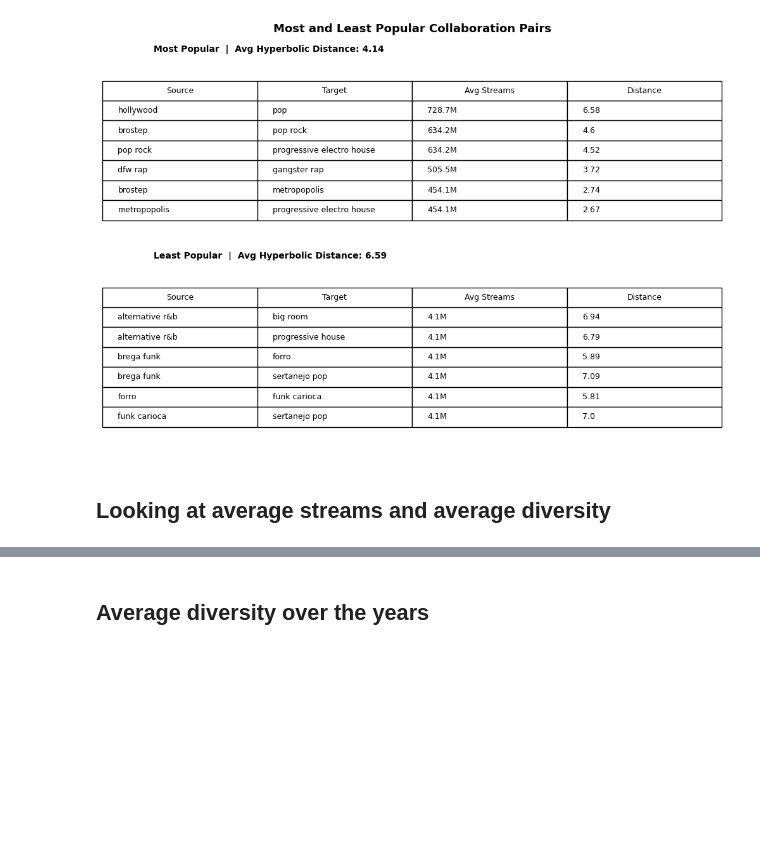
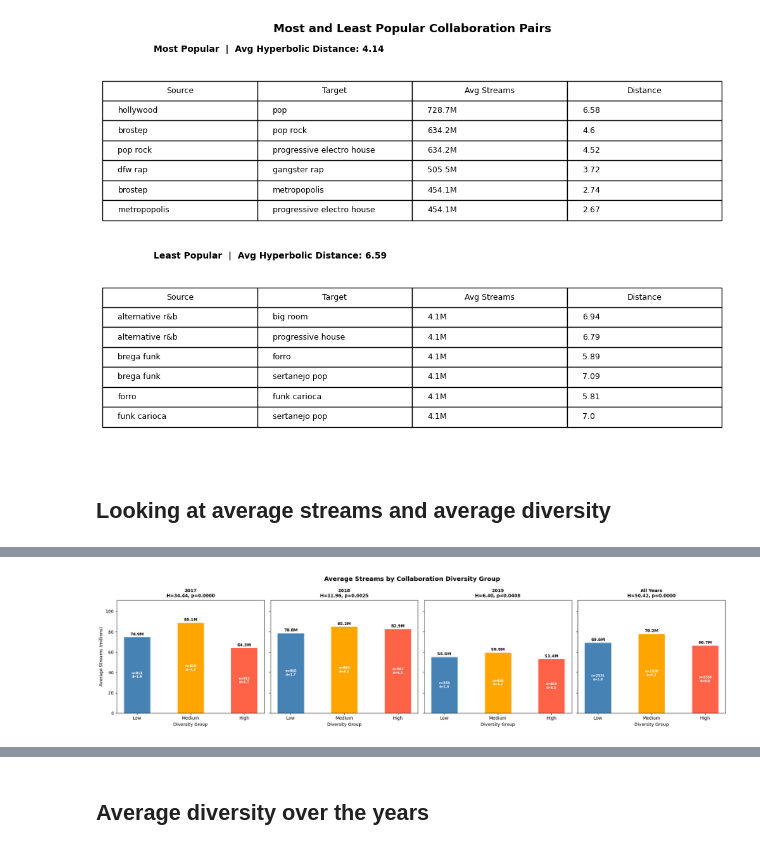
Before and after one commit to mvkolaj/Bachelor, a Jupyter notebook: code/distances_visualizations.ipynb, the cells around one changed output, grey strips where cells are left out. Cells and saved outputs as stored; diff of their text form; code cells hidden in the pictures; blank space fills up the shorter version.

```diff
--- a/code/distances_visualizations.ipynb
+++ b/code/distances_visualizations.ipynb
@@ -210,4 +136,0 @@ plt.show()
-# %%
-groups = [group["avg_streams"].values for _, group in df.groupby("diversity_group")]
-stat, p = stats.kruskal(*groups)
-print(f"Kruskal-Wallis stat: {stat:.4f}, p-value: {p:.4f}")
@@ -231,0 +148,89 @@ Medium vs High: p=0.0142
+# %%
+# ── compute stats for all datasets first ─────────────────────────────────────
+results = {}
+for label, df in datasets.items():
+    df = df.copy()
+    df["diversity_group"] = pd.qcut(
+        df["hyperbolic_distance"],
+        q=3,
+        labels=["Low Diversity", "Medium Diversity", "High Diversity"]
+    )
+    group_stats = df.groupby("diversity_group").agg(
+        n_pairs=("hyperbolic_distance", "count"),
+        avg_distance=("hyperbolic_distance", "mean"),
+        avg_streams=("avg_streams", "mean"),
+        median_streams=("avg_streams", "median")
+    ).reset_index()
+    groups = [g["avg_streams"].values for _, g in df.groupby("diversity_group")]
+    stat, p = stats.kruskal(*groups)
+    results[label] = {"group_stats": group_stats, "stat": stat, "p": p}
+
+# ── one figure with 4 bar charts side by side ─────────────────────────────────
+fig, axes = plt.subplots(1, 4, figsize=(20, 5), sharey=True)
+fig.suptitle("Average Streams by Collaboration Diversity Group",
+             fontsize=14, fontweight="bold")
+
+colors = ["steelblue", "orange", "tomato"]
+
+for ax, (label, res) in zip(axes, results.items()):
+    group_stats = res["group_stats"]
+    p = res["p"]
+    stat = res["stat"]
+
+    bars = ax.bar(["Low", "Medium", "High"],
+                  group_stats["avg_streams"] / 1e6,
+                  color=colors, edgecolor="white", width=0.5)
+
+    for bar, val in zip(bars, group_stats["avg_streams"] / 1e6):
+        ax.text(bar.get_x() + bar.get_width() / 2,
+                bar.get_height() + 0.5,
+                f"{val:.1f}M",
+                ha="center", va="bottom", fontsize=9, fontweight="bold")
+
+    for bar, n, avg_d in zip(bars, group_stats["n_pairs"], group_stats["avg_distance"]):
+        ax.text(bar.get_x() + bar.get_width() / 2,
+                bar.get_height() / 2,
+                f"n={n}\nd={avg_d:.1f}",
+                ha="center", va="center", fontsize=7,
+                color="white", fontweight="bold")
+
+
+    ax.set_title(f"{label}\nH={stat:.2f}, p={p:.4f}",
+                 fontsize=10, fontweight="bold")
+    ax.set_xlabel("Diversity Group")
+    if label == "2017":
+        ax.set_ylabel("Average Streams (millions)")
+    ax.set_ylim(0, max(r["group_stats"]["avg_streams"].max() for r in results.values()) / 1e6 * 1.25)
+
+plt.tight_layout()
+plt.show()
+
+# ── summary tables printed after ──────────────────────────────────────────────
+for label, res in results.items():
+    group_stats = res["group_stats"]
+    p = res["p"]
+
+    fig, ax = plt.subplots(figsize=(9, 2.5))
+    ax.axis("off")
+    table_data = [
+        [row["diversity_group"],
+         f'{row["n_pairs"]}',
+         f'{row["avg_distance"]:.2f}',
+         f'{row["avg_streams"]/1e6:.1f}M',
+         f'{row["median_streams"]/1e6:.1f}M']
+        for _, row in group_stats.iterrows()
+    ]
+    table = ax.table(
+        cellText=table_data,
+        colLabels=["Group", "N Pairs", "Avg Distance", "Avg Streams", "Median Streams"],
+        loc="center", cellLoc="center"
+    )
+    table.auto_set_font_size(False)
+    table.set_fontsize(10)
+    table.scale(1.3, 2.0)
+    ax.set_title(f"Summary Statistics — {label}  |  p={p:.4f}",
+                 fontsize=11, fontweight="bold", pad=20)
+    plt.tight_layout()
+    plt.show()
+# %% [output]
+[figure, added]
```
Also changed, not shown: parts of 13 cells of this notebook.
